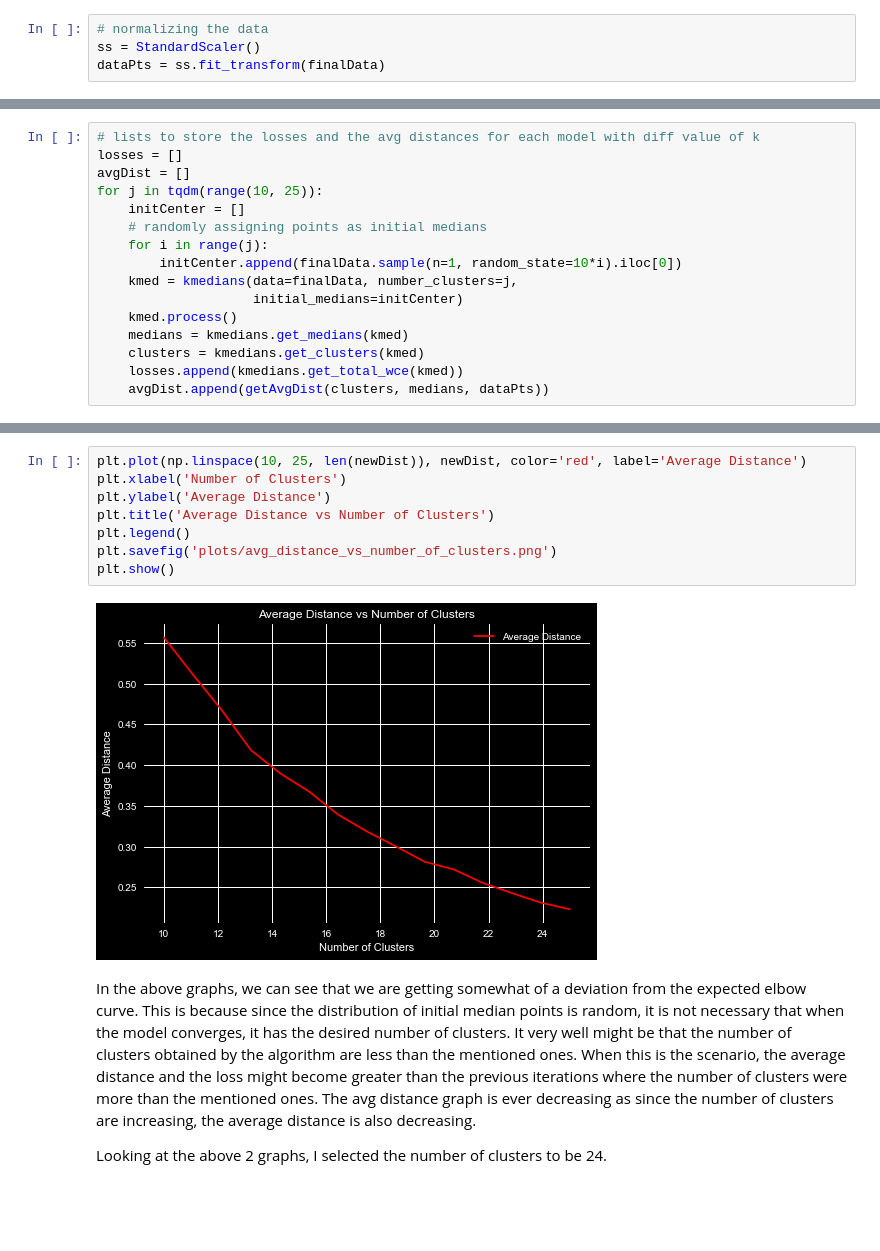
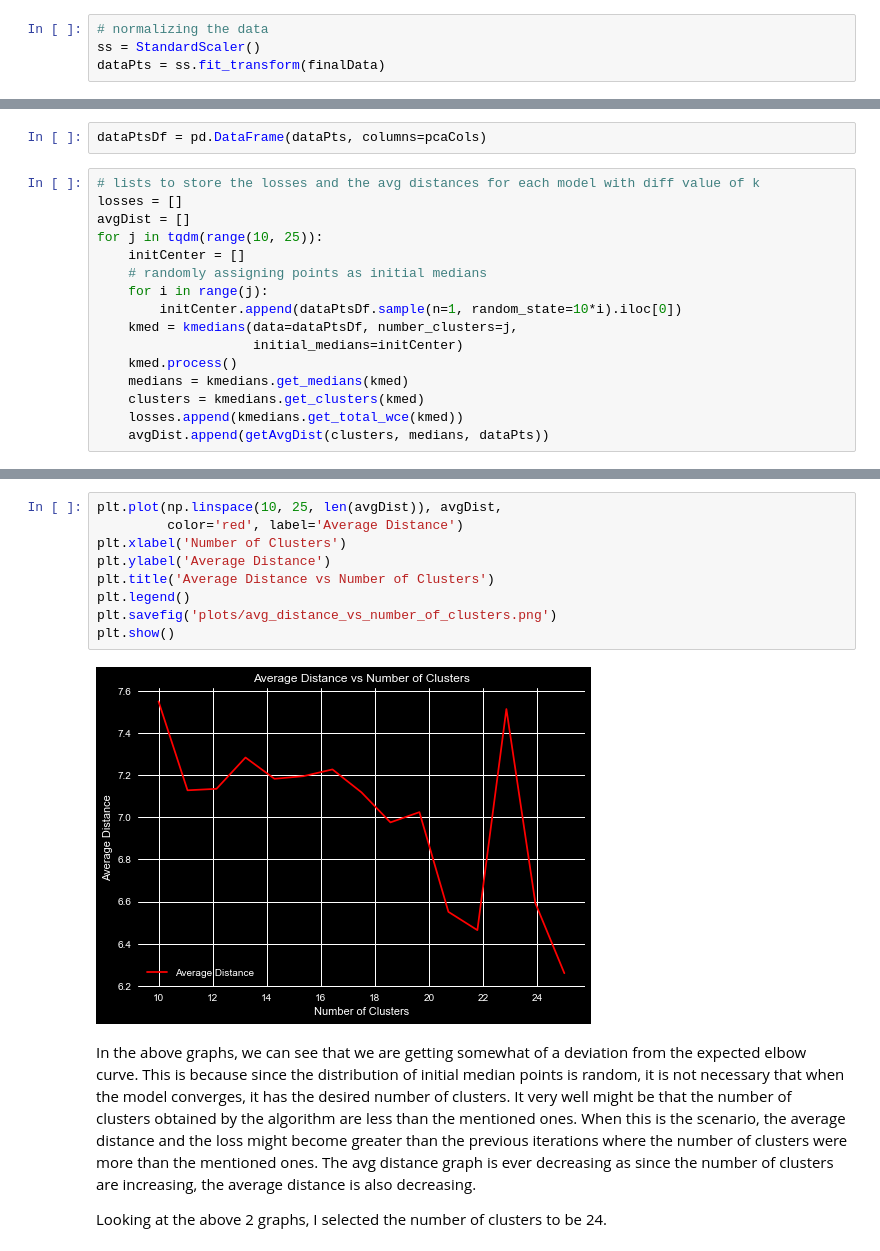
Before and after one commit to PritishWadhwa/ML-Assignments, a Jupyter notebook: Assignment3/Q1_final.ipynb, the cells around one changed output, grey strips where cells are left out. Drawn from its saved outputs; the diff is of its cells as text; blank space fills up the shorter version.

```diff
--- a/Assignment3/Q1_final.ipynb
+++ b/Assignment3/Q1_final.ipynb
@@ -302,3 +306,5 @@ dataPts = ss.fit_transform(finalData)
+# %%
+dataPtsDf = pd.DataFrame(dataPts, columns=pcaCols)
 # %%
 # lists to store the losses and the avg distances for each model with diff value of k
 losses = []
@@ -307,8 +313,8 @@ for j in tqdm(range(10, 25)):
     initCenter = []
     # randomly assigning points as initial medians
     for i in range(j):
-        initCenter.append(finalData.sample(n=1, random_state=10*i).iloc[0])
-    kmed = kmedians(data=finalData, number_clusters=j,
+        initCenter.append(dataPtsDf.sample(n=1, random_state=10*i).iloc[0])
+    kmed = kmedians(data=dataPtsDf, number_clusters=j,
                     initial_medians=initCenter)
     kmed.process()
     medians = kmedians.get_medians(kmed)
@@ -339,13 +334,14 @@ plt.show()
 # %%
-plt.plot(np.linspace(10, 25, len(newDist)), newDist, color='red', label='Average Distance')
+plt.plot(np.linspace(10, 25, len(avgDist)), avgDist,
+         color='red', label='Average Distance')
 plt.xlabel('Number of Clusters')
 plt.ylabel('Average Distance')
 plt.title('Average Distance vs Number of Clusters')
 plt.legend()
 plt.savefig('plots/avg_distance_vs_number_of_clusters.png')
 plt.show()
 # %% [output]
-[figure, old version]
+[figure, new version]
 # %% [markdown]
 In the above graphs, we can see that we are getting somewhat of a deviation from the expected elbow curve. This is because since the distribution of initial median points is random, it is not necessary that when the model converges, it has the desired number of clusters. It very well might be that the number of clusters obtained by the algorithm are less than the mentioned ones. When this is the scenario, the average distance and the loss might become greater than the previous iterations where the number of clusters were more than the mentioned ones. The avg distance graph is ever decreasing as since the number of clusters are increasing, the average distance is also decreasing.
 
```
Also changed, not shown: parts of 36 cells of this notebook, 10 other files.
